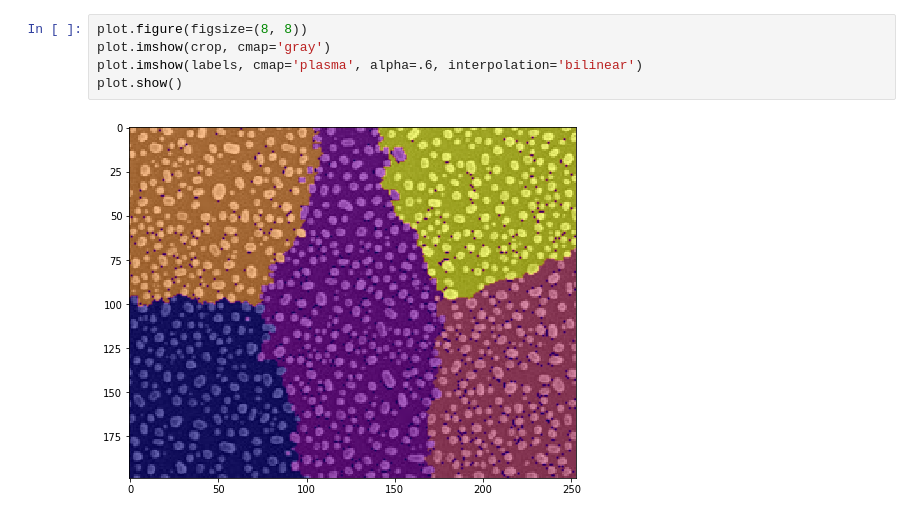
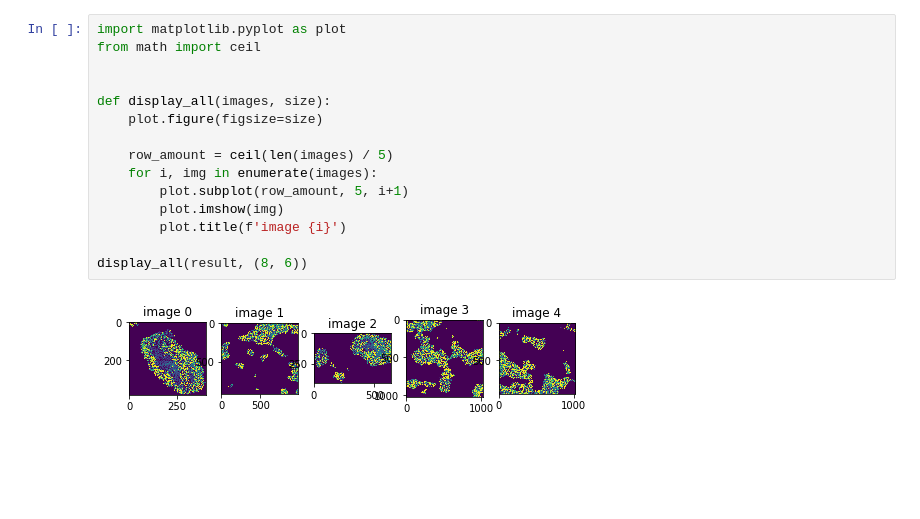
Before and after one commit to Toliak/particle-counter, a Jupyter notebook: notebooks/cluster.ipynb, the cells around one changed output. Saved outputs shown, nothing was run; the diff lists cells and outputs as text; blank space fills up the shorter version.

```diff
--- a/notebooks/cluster.ipynb
+++ b/notebooks/cluster.ipynb
@@ -87,7 +26,17 @@ labels[crop == 0] = 0
-# %%
-plot.figure(figsize=(8, 8))
-plot.imshow(crop, cmap='gray')
-plot.imshow(labels, cmap='plasma', alpha=.6, interpolation='bilinear')
-plot.show()
-# %% [output]
-[figure, removed]
+# %%
+import matplotlib.pyplot as plot
+from math import ceil
+
+
+def display_all(images, size):
+    plot.figure(figsize=size)
+
+    row_amount = ceil(len(images) / 5)
+    for i, img in enumerate(images):
+        plot.subplot(row_amount, 5, i+1)
+        plot.imshow(img)
+        plot.title(f'image {i}')
+
+display_all(result, (8, 6))
+# %% [output]
+[figure, added]
```
Also changed, not shown: parts of 14 cells of this notebook, 2 other files.
